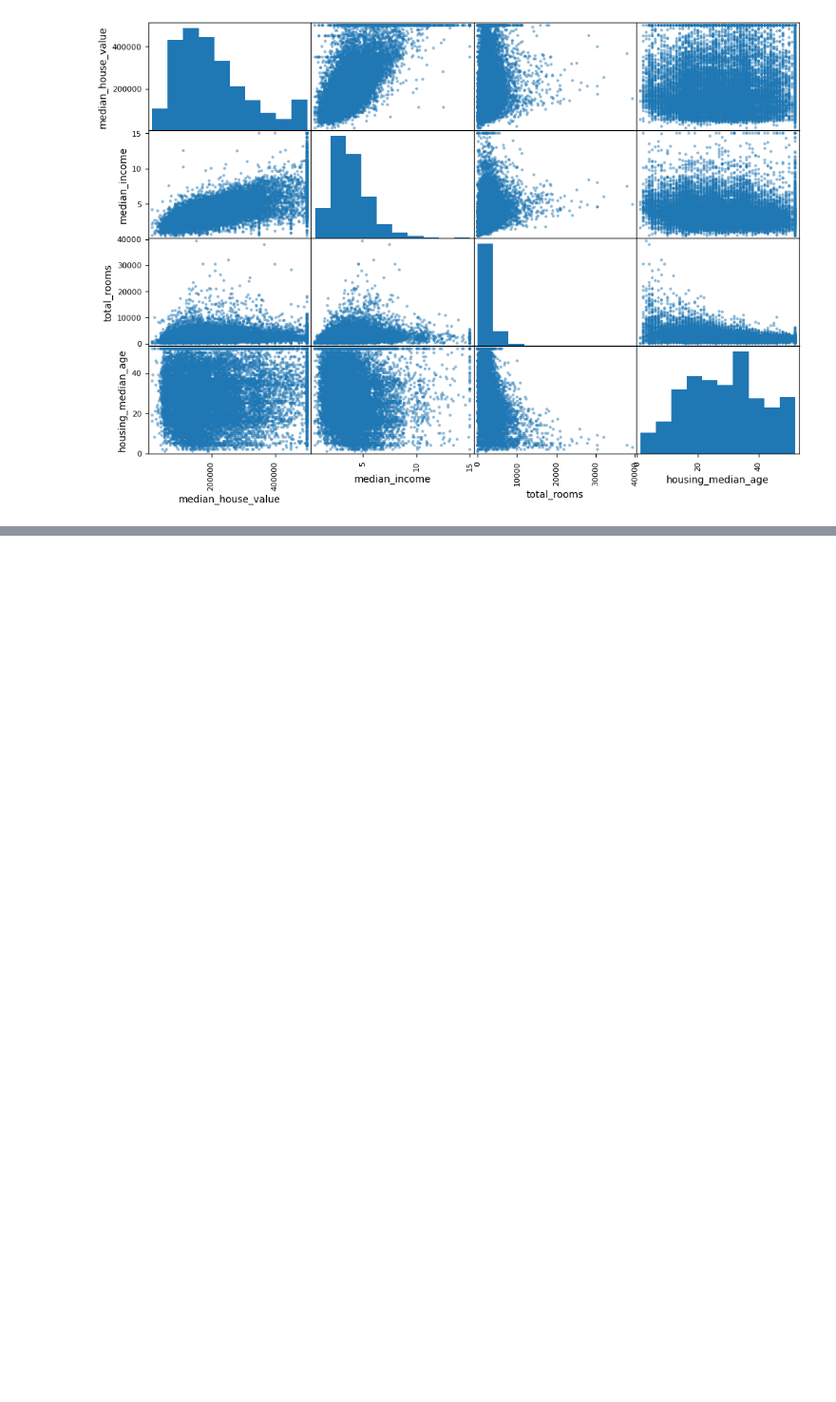
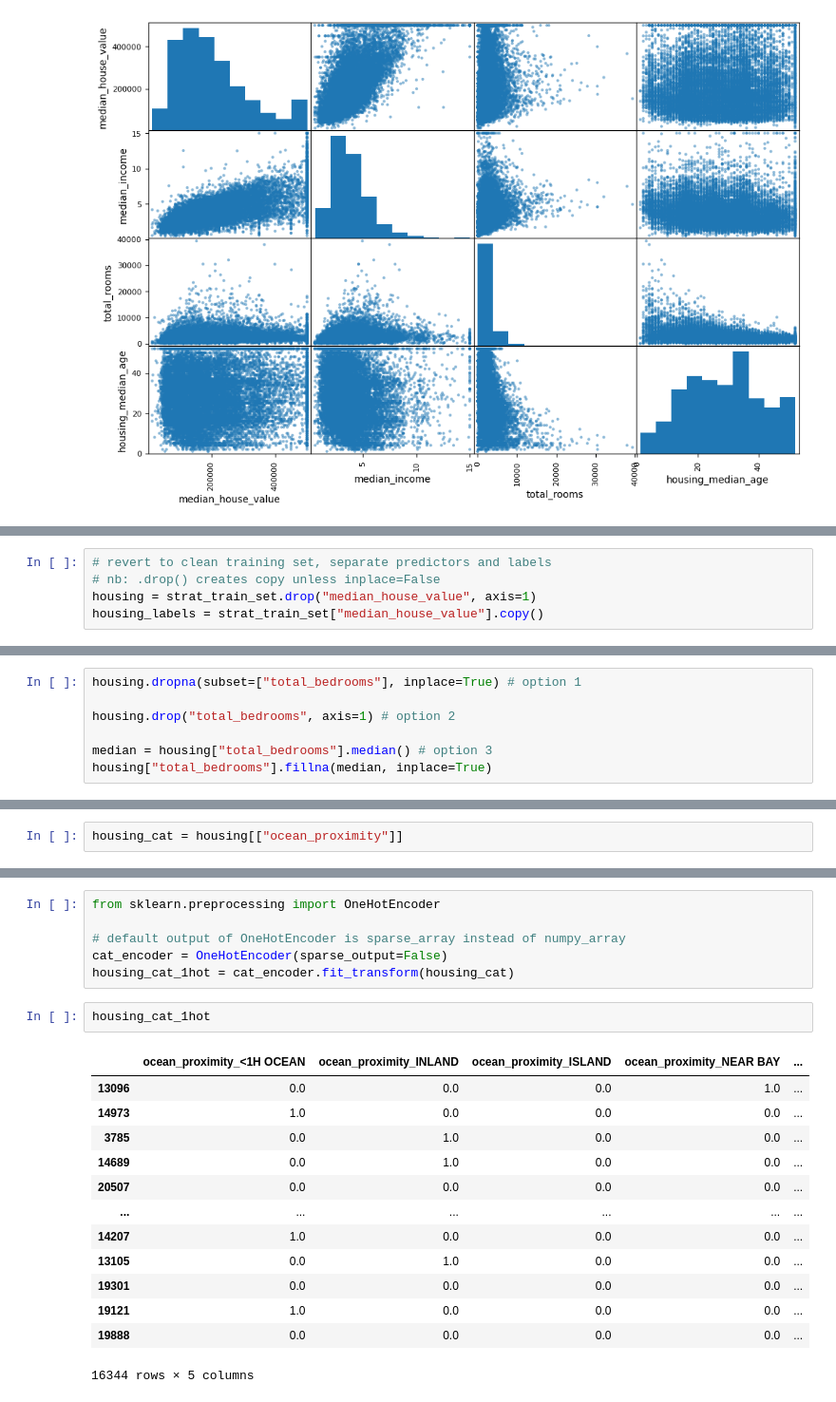
Before and after one commit to RNavs-44/Machine_Learning_Projects, a Jupyter notebook: California_Housing_Project.ipynb, the cells around one changed output, grey strips where cells are left out. Shown at 95% size. Cells and saved outputs as stored; diff of their text form; blank space fills up the shorter version.

```diff
--- a/California_Housing_Project.ipynb
+++ b/California_Housing_Project.ipynb
@@ -276,0 +310,5 @@ plt.show()
+# %%
+# revert to clean training set, separate predictors and labels
+# nb: .drop() creates copy unless inplace=False
+housing = strat_train_set.drop("median_house_value", axis=1)
+housing_labels = strat_train_set["median_house_value"].copy()
@@ -276,0 +321,7 @@ plt.show()
+# %%
+housing.dropna(subset=["total_bedrooms"], inplace=True) # option 1
+
+housing.drop("total_bedrooms", axis=1) # option 2
+
+median = housing["total_bedrooms"].median() # option 3
+housing["total_bedrooms"].fillna(median, inplace=True)
@@ -276,0 +373,2 @@ plt.show()
+# %%
+housing_cat = housing[["ocean_proximity"]]
@@ -276,0 +419,22 @@ plt.show()
+# %%
+from sklearn.preprocessing import OneHotEncoder
+
+# default output of OneHotEncoder is sparse_array instead of numpy_array
+cat_encoder = OneHotEncoder(sparse_output=False)
+housing_cat_1hot = cat_encoder.fit_transform(housing_cat)
+# %%
+housing_cat_1hot
+# %% [output]
+|  | ocean_proximity_<1H OCEAN | ocean_proximity_INLAND | ocean_proximity_ISLAND | ocean_proximity_NEAR BAY | ... |
+| 13096 | 0.0 | 0.0 | 0.0 | 1.0 | ... |
+| 14973 | 1.0 | 0.0 | 0.0 | 0.0 | ... |
+| 3785 | 0.0 | 1.0 | 0.0 | 0.0 | ... |
+| 14689 | 0.0 | 1.0 | 0.0 | 0.0 | ... |
+| 20507 | 0.0 | 0.0 | 0.0 | 0.0 | ... |
+| ... | ... | ... | ... | ... | ... |
+| 14207 | 1.0 | 0.0 | 0.0 | 0.0 | ... |
+| 13105 | 0.0 | 1.0 | 0.0 | 0.0 | ... |
+| 19301 | 0.0 | 0.0 | 0.0 | 0.0 | ... |
+| 19121 | 1.0 | 0.0 | 0.0 | 0.0 | ... |
+| 19888 | 0.0 | 0.0 | 0.0 | 0.0 | ... |
+16344 rows × 5 columns
```
Also changed, not shown: parts of 19 cells of this notebook.
